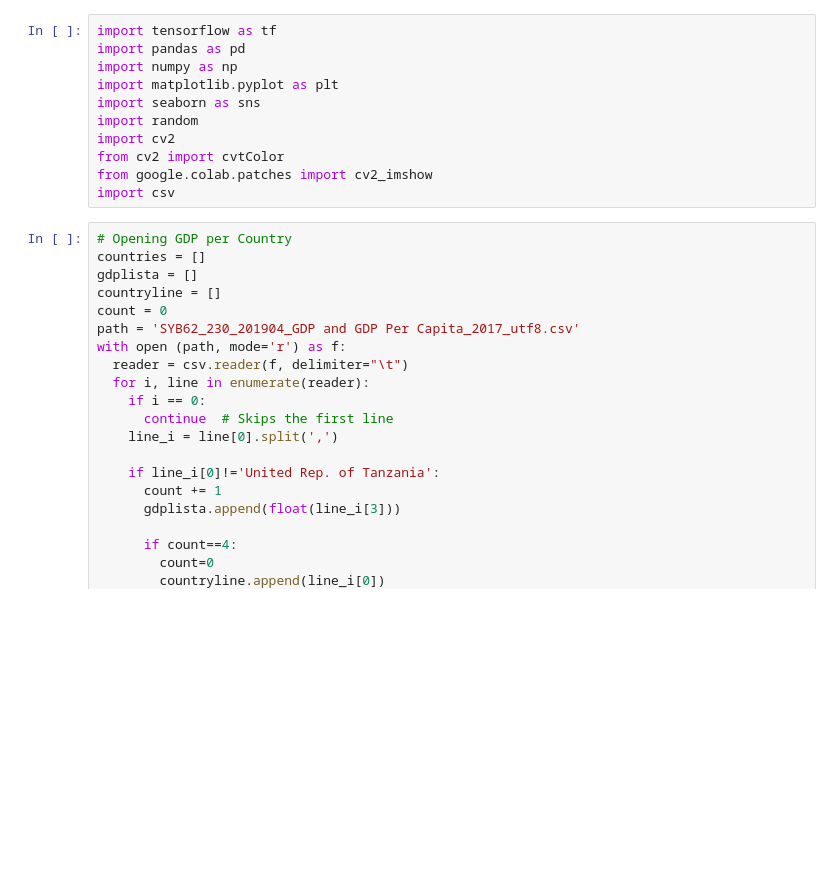
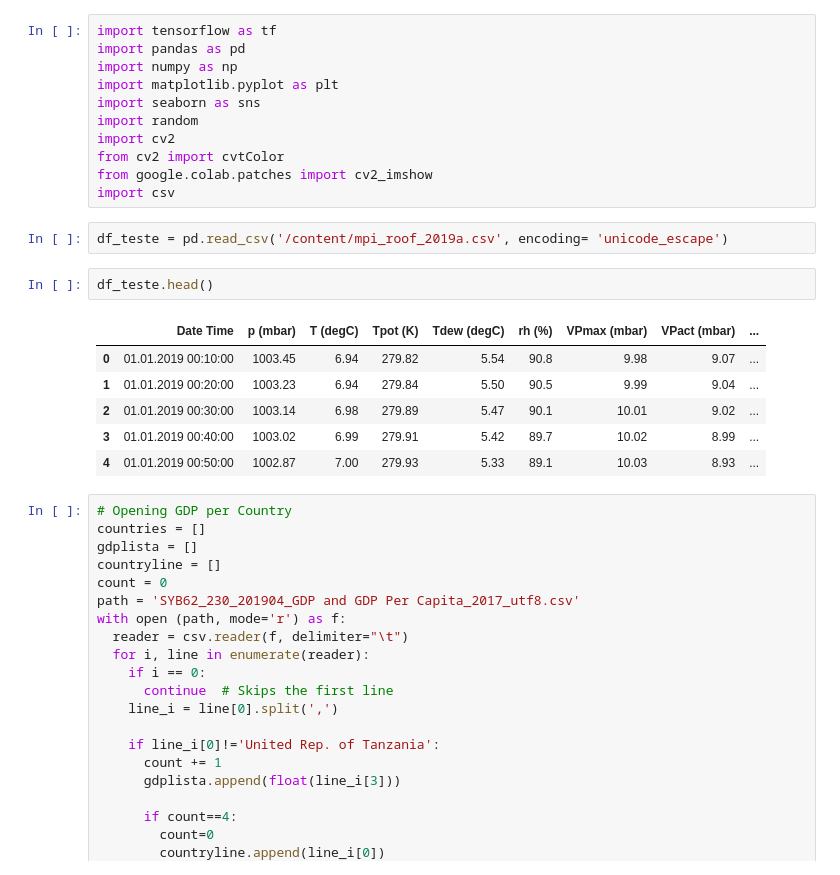
Before and after one commit to marcelounb/DeepLearning, a Jupyter notebook: Covid19.ipynb, the cells around one changed output. Drawn from its saved outputs; the diff is of its cells as text; blank space fills up the shorter version.

```diff
--- a/Covid19.ipynb
+++ b/Covid19.ipynb
@@ -11,6 +11,17 @@ import cv2
 from cv2 import cvtColor
 from google.colab.patches import cv2_imshow
 import csv
+# %%
+df_teste = pd.read_csv('/content/mpi_roof_2019a.csv', encoding= 'unicode_escape')
+# %%
+df_teste.head()
+# %% [output]
+|  | Date Time | p (mbar) | T (degC) | Tpot (K) | Tdew (degC) | rh (%) | VPmax (mbar) | VPact (mbar) | ... |
+| 0 | 01.01.2019 00:10:00 | 1003.45 | 6.94 | 279.82 | 5.54 | 90.8 | 9.98 | 9.07 | ... |
+| 1 | 01.01.2019 00:20:00 | 1003.23 | 6.94 | 279.84 | 5.50 | 90.5 | 9.99 | 9.04 | ... |
+| 2 | 01.01.2019 00:30:00 | 1003.14 | 6.98 | 279.89 | 5.47 | 90.1 | 10.01 | 9.02 | ... |
+| 3 | 01.01.2019 00:40:00 | 1003.02 | 6.99 | 279.91 | 5.42 | 89.7 | 10.02 | 8.99 | ... |
+| 4 | 01.01.2019 00:50:00 | 1002.87 | 7.00 | 279.93 | 5.33 | 89.1 | 10.03 | 8.93 | ... |
 # %%
 # Opening GDP per Country
 countries = []
```
Also changed, not shown: parts of 2 cells of this notebook.
